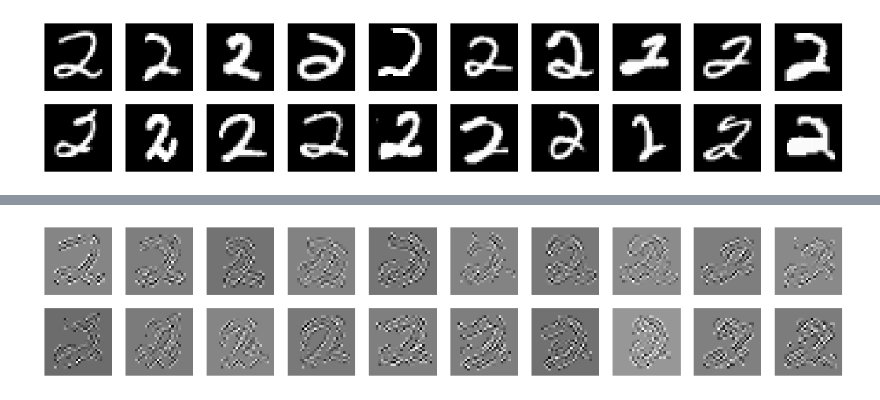
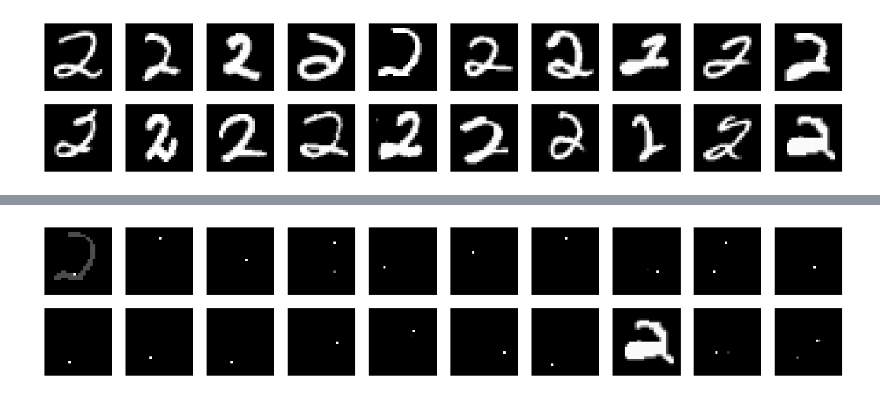
Before and after one commit to sleepymalc/IG-Augmentation, a Jupyter notebook: MNIST-generate.ipynb, the cells around one changed output, grey strips where cells are left out. Drawn from its saved outputs; the diff is of its cells as text; code cells hidden in the pictures.

```diff
--- a/MBTA.ipynb
+++ b/MNIST-generate.ipynb
@@ -254,11 +227,0 @@ plt.show()
-# %%
-all_history_kl, scaleX, Q, theta = LD(X, order=3, verbose=False)
-X_recons = (Q * scaleX).astype(np.int32)
-
-plt.figure(figsize=(16, 3))  # Adjust the figure size as needed
-for i in range(len(X_recons)):
-    plt.subplot(2, 10, i + 1)  # 2 row, len(X_recons) columns, current plot index
-    plt.imshow(renormalize_image(X_recons[i]), cmap='gray', vmin=0, vmax=255)
-    plt.axis('off')  # Hide axes
-
-plt.show()
@@ -267,10 +228,37 @@ plt.show()
-# %%
-plt.figure(figsize=(16, 3))  # Adjust the figure size as needed
-for i in range(len(X_recons)):
-    plt.subplot(2, 10, i + 1)  # 2 row, len(X_recons) columns, current plot index
-    plt.imshow(theta[i], cmap='gray')
-    plt.axis('off')  # Hide axes
-
-plt.show()
-# %% [output]
-[figure, removed]
+# %%
+def find_closest_datapoint(input_point, training_data):
+    min_distance = float('inf')
+    closest_index = -1
+    for i, data_point in enumerate(training_data):
+        euclidean_distance = np.sqrt(np.sum((np.array(input_point) - np.array(data_point)) ** 2))
+        if euclidean_distance < min_distance:
+            min_distance = euclidean_distance
+            closest_index = i
+    return closest_index
+
+sampled_P_BP = []
+sampled_theta_BP = []
+sampled_X_recons = []
+
+for i in range(X.shape[0]):
+    k = find_closest_datapoint(sampled_theta[i].reshape(-1), theta.reshape(len(theta), -1))
+
+    _, P_, theta_ = BP(sampled_Q[i], sampled_theta[i], eta_hat[k], scaleX[k], B=B, verbose=False)
+    sampled_P_BP.append(P_)
+    sampled_theta_BP.append(theta_)
+
+    X_recons_ = (P_).astype(np.int32)
+    sampled_X_recons.append(X_recons_)
+
+sampled_P_BP = np.array(sampled_P_BP)
+sampled_theta_BP = np.array(sampled_theta_BP)
+sampled_X_recons = np.array(sampled_X_recons)
+
+plt.figure(figsize=(16, 3))
+for i in range(sampled_theta.shape[0]):
+    plt.subplot(2, 10, i + 1)
+    plt.imshow(renormalize_image(sampled_X_recons[i]), cmap='gray', vmin=0, vmax=255) # [0, 255]
+    plt.axis('off')
+plt.show()
+# %% [output]
+[figure, added]
```
Also changed, not shown: parts of 29 cells of this notebook, 5 other files.
